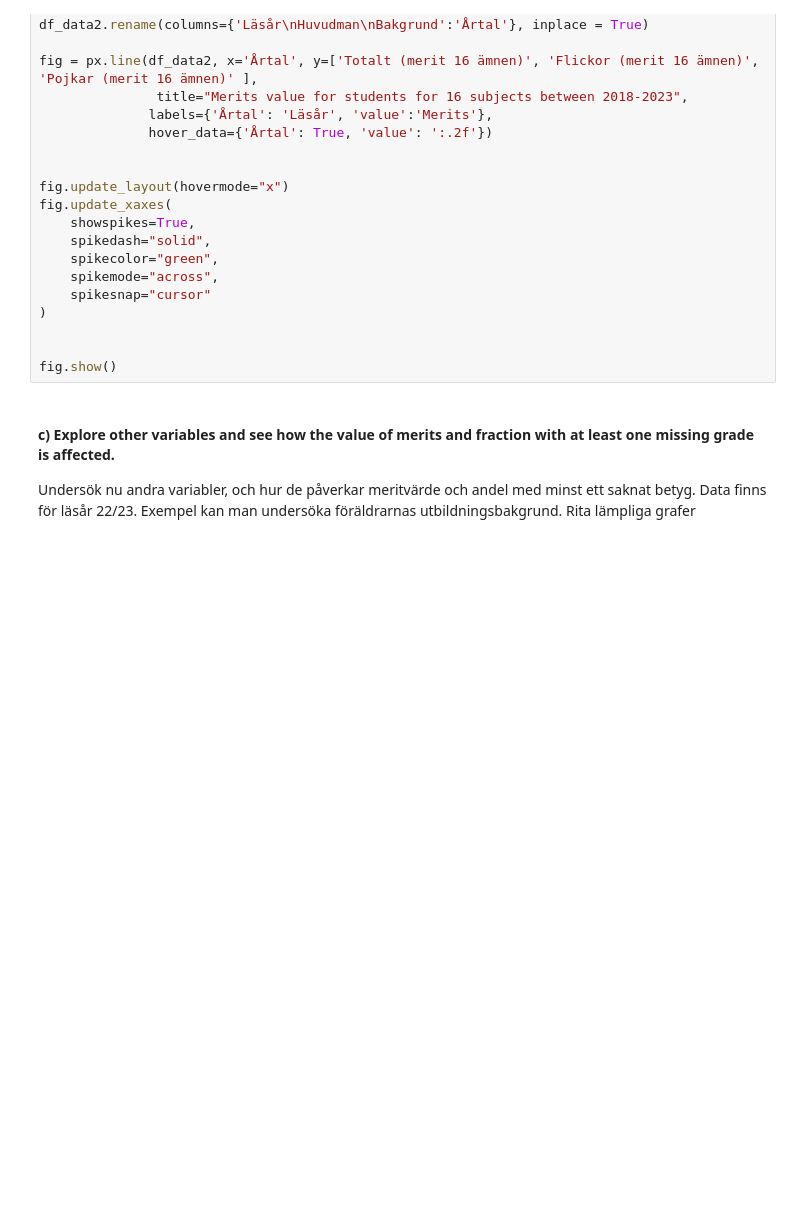
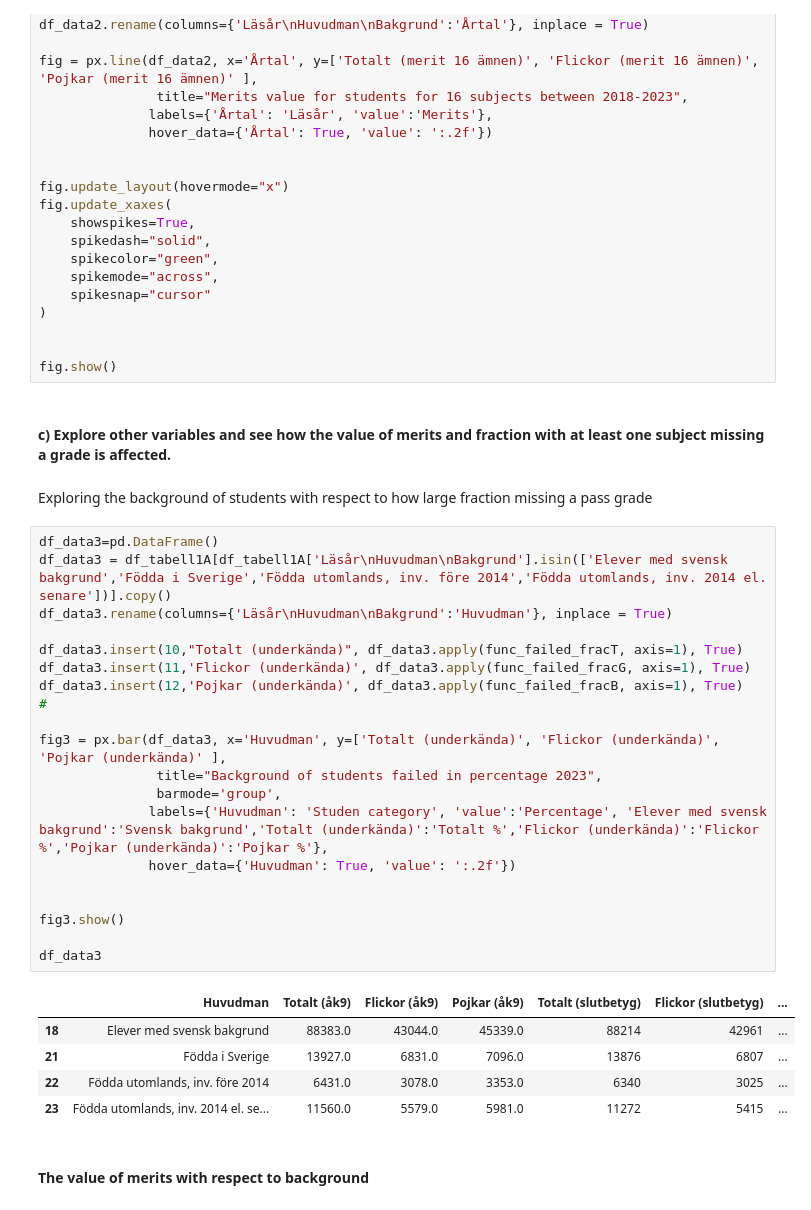
Before and after one commit to danlundh67/PISA-data-processing, a Jupyter notebook: pisa.ipynb, the cells around one changed output. Saved outputs shown, nothing was run; the diff lists cells and outputs as text; blank space fills up the shorter version.

```diff
--- a/pisa.ipynb
+++ b/pisa.ipynb
@@ -276,7 +283,34 @@ fig.update_xaxes(
 
 fig.show()
 # %% [markdown]
-#### c) Explore other variables and see how the value of merits and fraction with at least one missing grade is affected.
-
-Undersök nu andra variabler, och hur de påverkar meritvärde och andel med minst ett saknat betyg. Data finns för
-läsår 22/23. Exempel kan man undersöka föräldrarnas utbildningsbakgrund. Rita lämpliga grafer
+#### c) Explore other variables and see how the value of merits and fraction with at least one subject missing a grade is affected.
+# %% [markdown]
+Exploring the background of students with respect to how large fraction missing a pass grade
+# %%
+df_data3=pd.DataFrame()
+df_data3 = df_tabell1A[df_tabell1A['Läsår\nHuvudman\nBakgrund'].isin(['Elever med svensk bakgrund','Födda i Sverige','Födda utomlands, inv. före 2014','Födda utomlands, inv. 2014 el. senare'])].copy()
+df_data3.rename(columns={'Läsår\nHuvudman\nBakgrund':'Huvudman'}, inplace = True)
+
+df_data3.insert(10,"Totalt (underkända)", df_data3.apply(func_failed_fracT, axis=1), True)
+df_data3.insert(11,'Flickor (underkända)', df_data3.apply(func_failed_fracG, axis=1), True)
+df_data3.insert(12,'Pojkar (underkända)', df_data3.apply(func_failed_fracB, axis=1), True)
+#
+
+fig3 = px.bar(df_data3, x='Huvudman', y=['Totalt (underkända)', 'Flickor (underkända)', 'Pojkar (underkända)' ],
+               title="Background of students failed in percentage 2023",
+               barmode='group',
+              labels={'Huvudman': 'Studen category', 'value':'Percentage', 'Elever med svensk bakgrund':'Svensk bakgrund','Totalt (underkända)':'Totalt %','Flickor (underkända)':'Flickor %','Pojkar (underkända)':'Pojkar %'},
+              hover_data={'Huvudman': True, 'value': ':.2f'})
+
+
+fig3.show()
+
+df_data3
+# %% [output]
+|  | Huvudman | Totalt (åk9) | Flickor (åk9) | Pojkar (åk9) | Totalt (slutbetyg) | Flickor (slutbetyg) | ... |
+| 18 | Elever med svensk bakgrund | 88383.0 | 43044.0 | 45339.0 | 88214 | 42961 | ... |
+| 21 | Födda i Sverige | 13927.0 | 6831.0 | 7096.0 | 13876 | 6807 | ... |
+| 22 | Födda utomlands, inv. före 2014 | 6431.0 | 3078.0 | 3353.0 | 6340 | 3025 | ... |
+| 23 | Födda utomlands, inv. 2014 el. se... | 11560.0 | 5579.0 | 5981.0 | 11272 | 5415 | ... |
+# %% [markdown]
+#### The value of merits with respect to background
```
Also changed, not shown: parts of 6 cells of this notebook, 1 other file.
